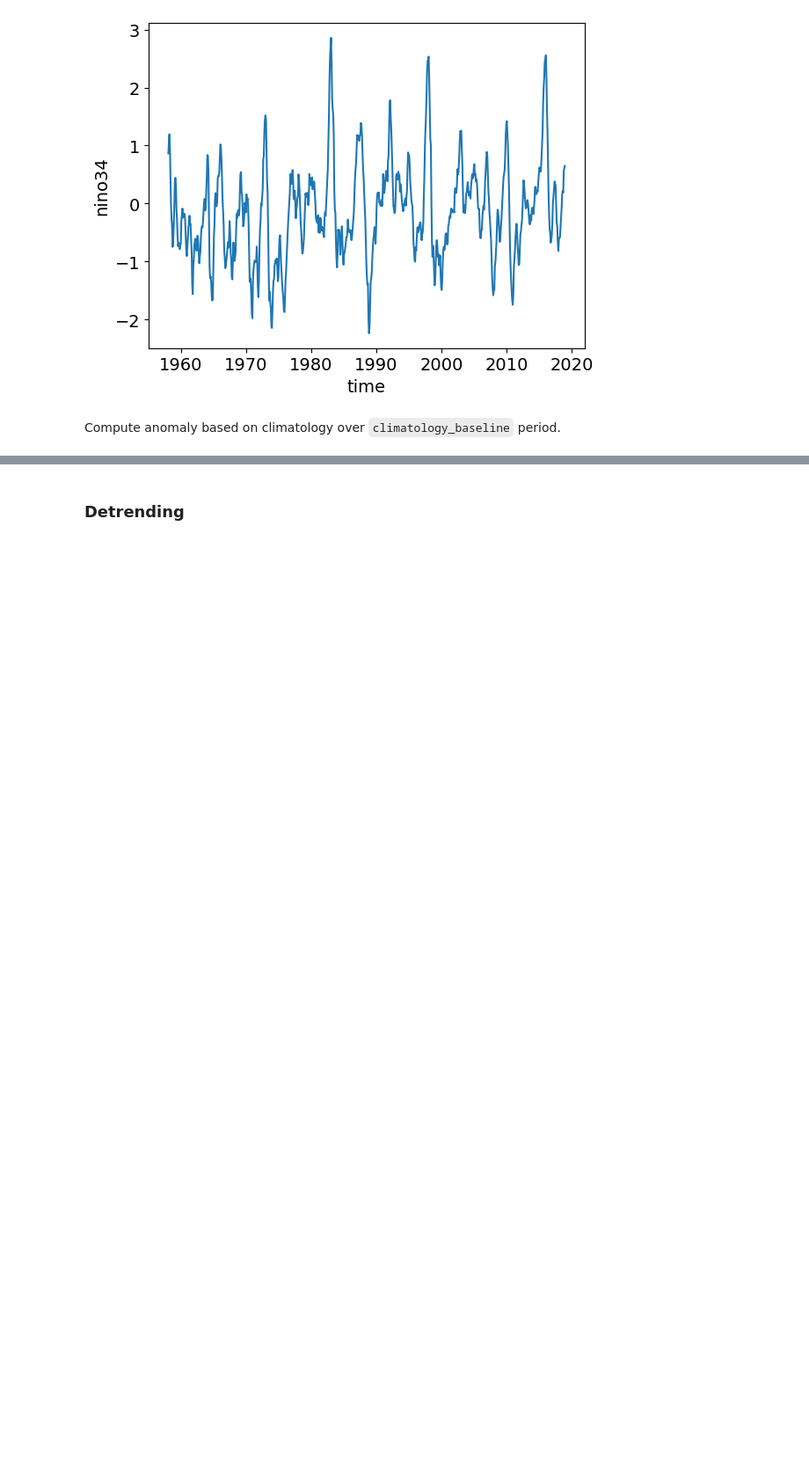
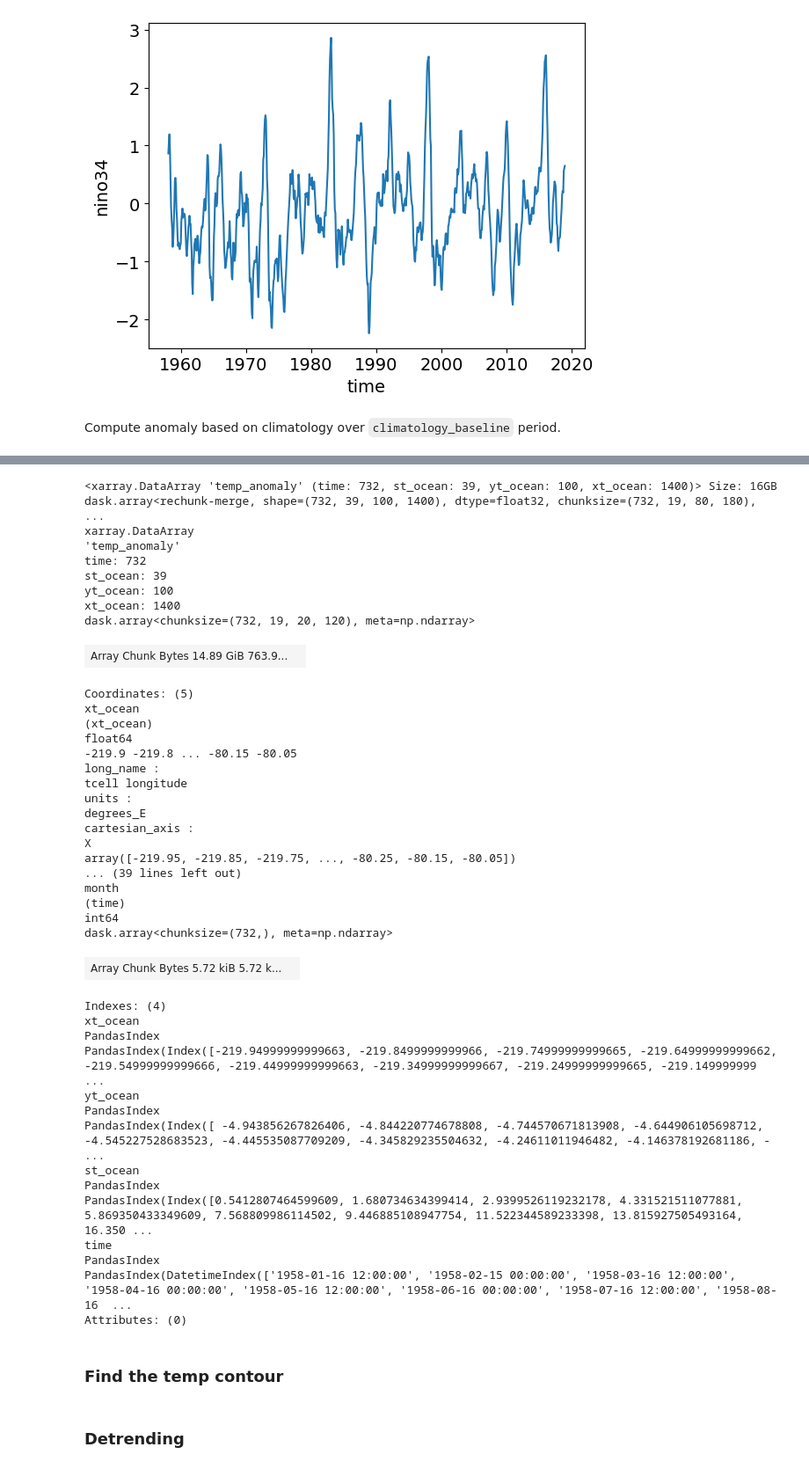
Before and after one commit to navidcy/LaNina-flavours, a Jupyter notebook: ACCESS-OM2/access-om2-investigations.ipynb, the cells around one changed output, grey strips where cells are left out. Shown at 88% size. Saved outputs shown, nothing was run; the diff lists cells and outputs as text; code cells hidden in the pictures; blank space fills up the shorter version.

```diff
--- a/ACCESS-OM2/access-om2-investigations.ipynb
+++ b/ACCESS-OM2/access-om2-investigations.ipynb
@@ -218,6 +274,53 @@ time
 PandasIndex
 PandasIndex(DatetimeIndex(['1958-01-16 12:00:00', '1958-02-15 00:00:00', '1958-03-16 12:00:00', '1958-04-16 00:00:00', '1958-05-16 12:00:00', '1958-06-16 00:00:00', '1958-07-16 12:00:00', '1958-08-16  ...
 Attributes: (0)
+# %%
+temp_anomaly = temp_anomaly.chunk(dict(time=-1))
+temp_anomaly
+# %% [output]
+<xarray.DataArray 'temp_anomaly' (time: 732, st_ocean: 39, yt_ocean: 100, xt_ocean: 1400)> Size: 16GB dask.array<rechunk-merge, shape=(732, 39, 100, 1400), dtype=float32, chunksize=(732, 19, 80, 180), ...
+xarray.DataArray
+'temp_anomaly'
+time: 732
+st_ocean: 39
+yt_ocean: 100
+xt_ocean: 1400
+dask.array<chunksize=(732, 19, 20, 120), meta=np.ndarray>
+| Array Chunk Bytes 14.89 GiB 763.9... |  |
+Coordinates: (5)
+xt_ocean
+(xt_ocean)
+float64
+-219.9 -219.8 ... -80.15 -80.05
+long_name :
+tcell longitude
+units :
+degrees_E
+cartesian_axis :
+X
+array([-219.95, -219.85, -219.75, ..., -80.25, -80.15, -80.05])
+... (39 lines left out)
+month
+(time)
+int64
+dask.array<chunksize=(732,), meta=np.ndarray>
+| Array Chunk Bytes 5.72 kiB 5.72 k... |  |
+Indexes: (4)
+xt_ocean
+PandasIndex
+PandasIndex(Index([-219.94999999999663, -219.8499999999966, -219.74999999999665, -219.64999999999662, -219.54999999999666, -219.44999999999663, -219.34999999999667, -219.24999999999665, -219.149999999 ...
+yt_ocean
+PandasIndex
+PandasIndex(Index([ -4.943856267826406, -4.844220774678808, -4.744570671813908, -4.644906105698712, -4.545227528683523, -4.445535087709209, -4.345829235504632, -4.24611011946482, -4.146378192681186, - ...
+st_ocean
+PandasIndex
+PandasIndex(Index([0.5412807464599609, 1.680734634399414, 2.9399526119232178, 4.331521511077881, 5.869350433349609, 7.568809986114502, 9.446885108947754, 11.522344589233398, 13.815927505493164, 16.350 ...
+time
+PandasIndex
+PandasIndex(DatetimeIndex(['1958-01-16 12:00:00', '1958-02-15 00:00:00', '1958-03-16 12:00:00', '1958-04-16 00:00:00', '1958-05-16 12:00:00', '1958-06-16 00:00:00', '1958-07-16 12:00:00', '1958-08-16  ...
+Attributes: (0)
+# %% [markdown]
+### Find the temp contour
 # %% [markdown]
 ### Detrending
 # %%
```
Also changed, not shown: parts of 27 cells of this notebook.
